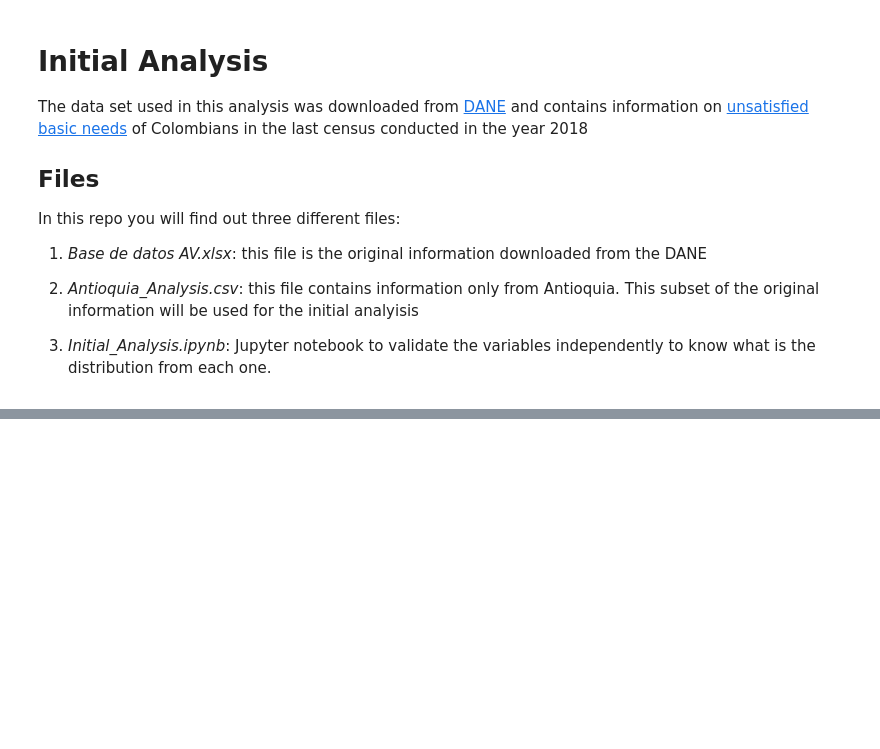
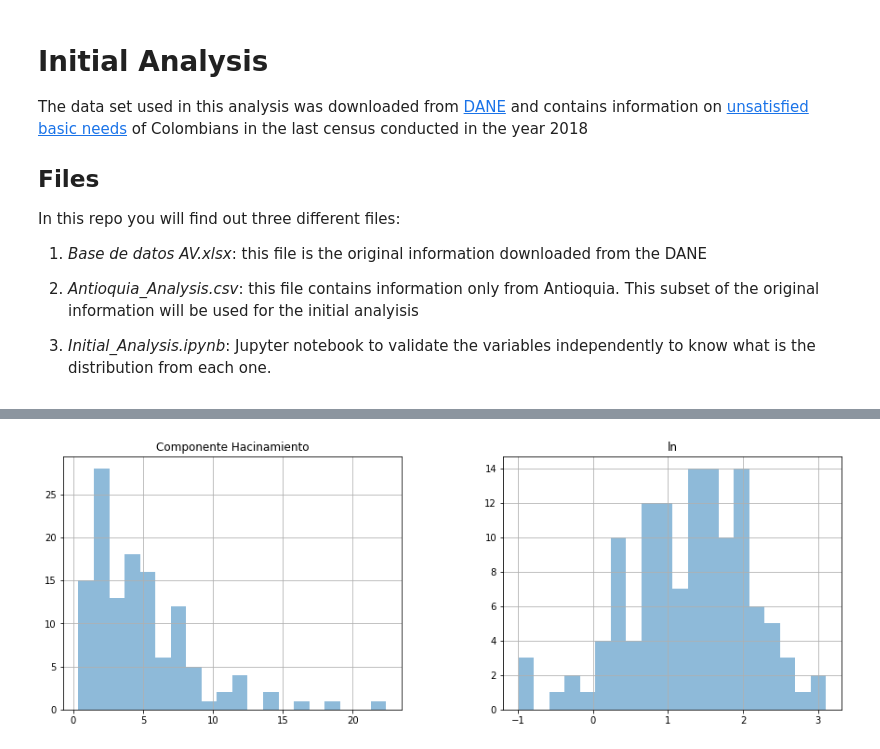
Before and after one commit to hrodriguezgi/multivariate_analysis, a Jupyter notebook: Initial_Analysis.ipynb, the cells around one changed output, grey strips where cells are left out. Saved outputs shown, nothing was run; the diff lists cells and outputs as text; code cells hidden in the pictures; blank space fills up the shorter version.

```diff
--- a/Initial_Analysis.ipynb
+++ b/Initial_Analysis.ipynb
@@ -118,0 +100,7 @@ df_prop_personas_miseria
+# %%
+df_componente_hacinamiento = df_analysis[['Componente Hacinamiento']].copy()
+df_componente_hacinamiento = normalization(df_componente_hacinamiento)
+
+hist_plot(df_componente_hacinamiento)
+# %% [output]
+[figure, added]
```
Also changed, not shown: parts of 24 cells of this notebook.
